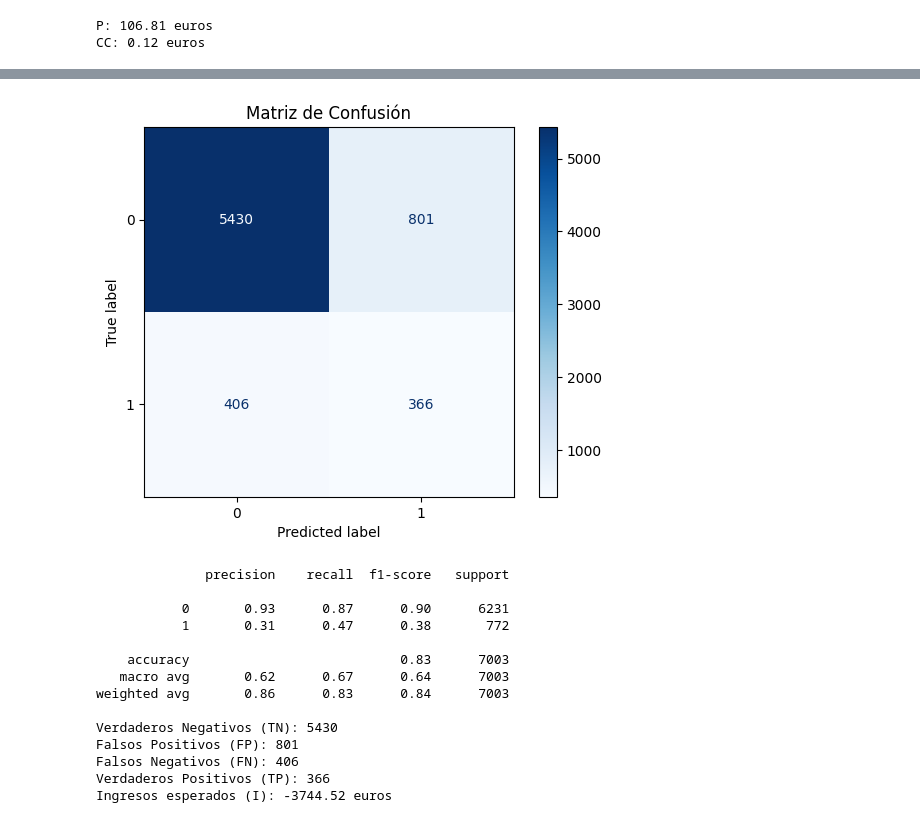
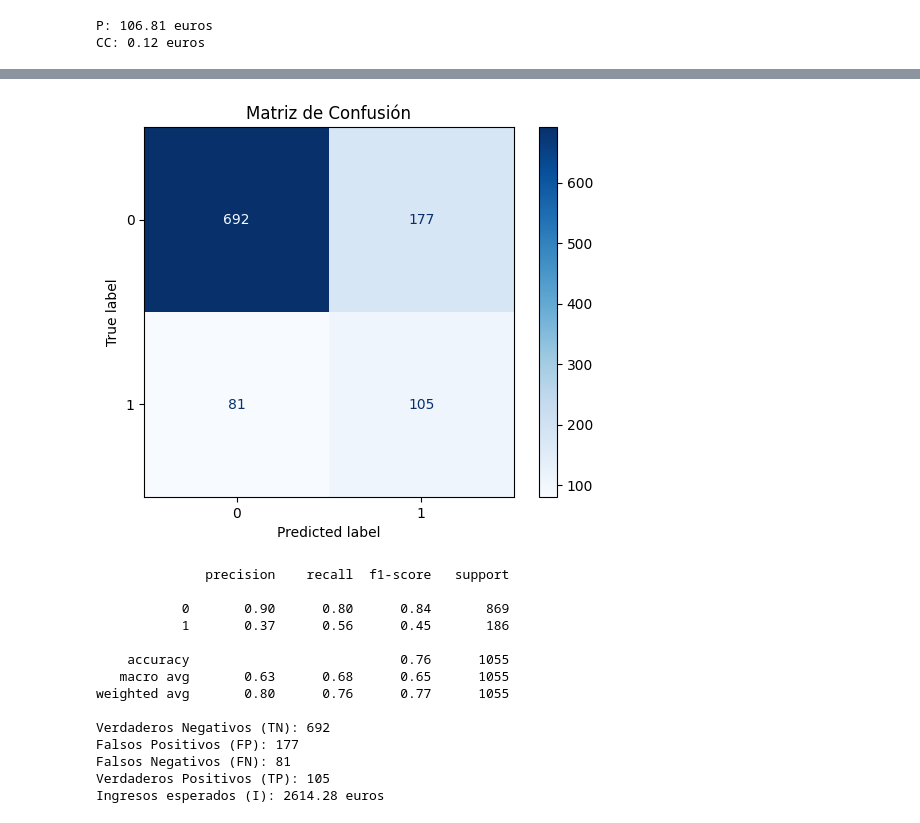
Before and after one commit to cflorido/banking-subscription-prediction, a Jupyter notebook: final_model.ipynb, the cells around one changed output, grey strips where cells are left out. Drawn from its saved outputs; the diff is of its cells as text; code cells hidden in the pictures.

```diff
--- a/final_model.ipynb
+++ b/final_model.ipynb
@@ -50,7 +50,7 @@ import matplotlib.pyplot as plt
 
 # Cargar los datos
 df = pd.read_csv('bank_data.csv', sep=';')
-df = df[(df['age'] <= 49)]
+df = df[(df['age'] <= 29)]
 # Convertir las categorías a valores numéricos
 cat_int_feats = ['default', 'housing', 'loan', 'contact', 'education', 'poutcome', 'marital', 'job', 'month']
 cat_str_feats = []
@@ -220,15 +220,15 @@ Epoch 4/50
-[figure, old version]
+[figure, new version]
               precision    recall  f1-score   support
 
-           0       0.93      0.87      0.90      6231
-           1       0.31      0.47      0.38       772
+           0       0.90      0.80      0.84       869
+           1       0.37      0.56      0.45       186
 
-    accuracy                           0.83      7003
-   macro avg       0.62      0.67      0.64      7003
-weighted avg       0.86      0.83      0.84      7003
+    accuracy                           0.76      1055
+   macro avg       0.63      0.68      0.65      1055
+weighted avg       0.80      0.76      0.77      1055
 
-Verdaderos Negativos (TN): 5430
-Falsos Positivos (FP): 801
-Falsos Negativos (FN): 406
-Verdaderos Positivos (TP): 366
-Ingresos esperados (I): -3744.52 euros
+Verdaderos Negativos (TN): 692
+Falsos Positivos (FP): 177
+Falsos Negativos (FN): 81
+Verdaderos Positivos (TP): 105
+Ingresos esperados (I): 2614.28 euros
```
Also changed, not shown: parts of 2 cells of this notebook, 2 other files.
